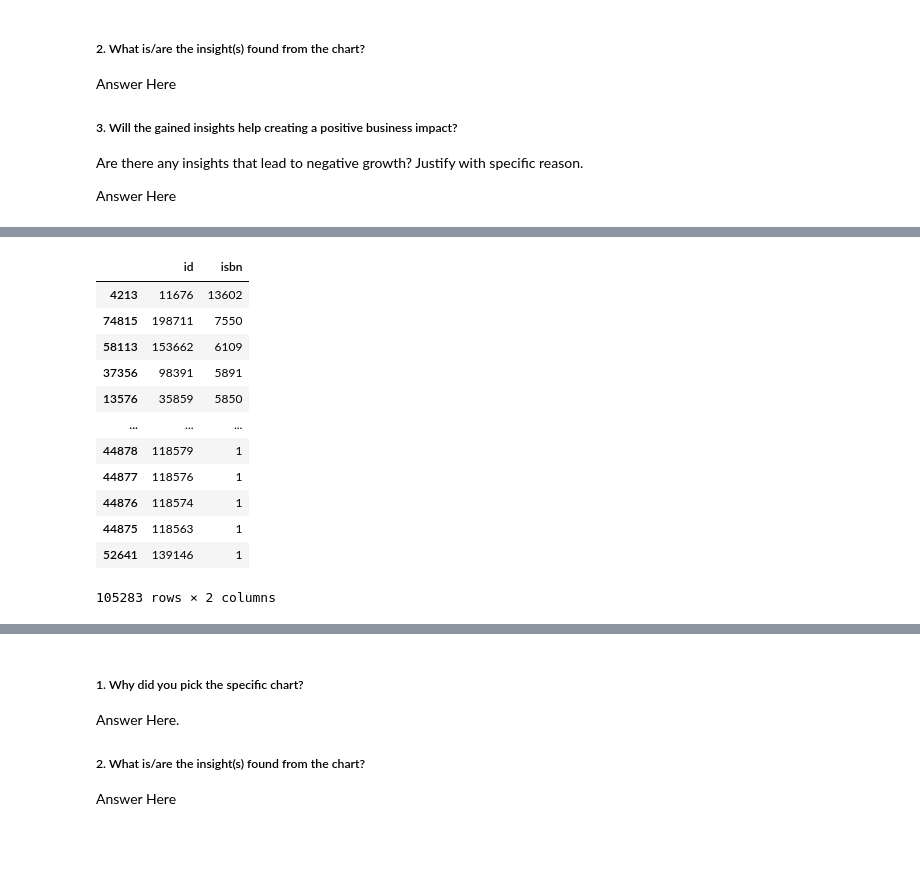
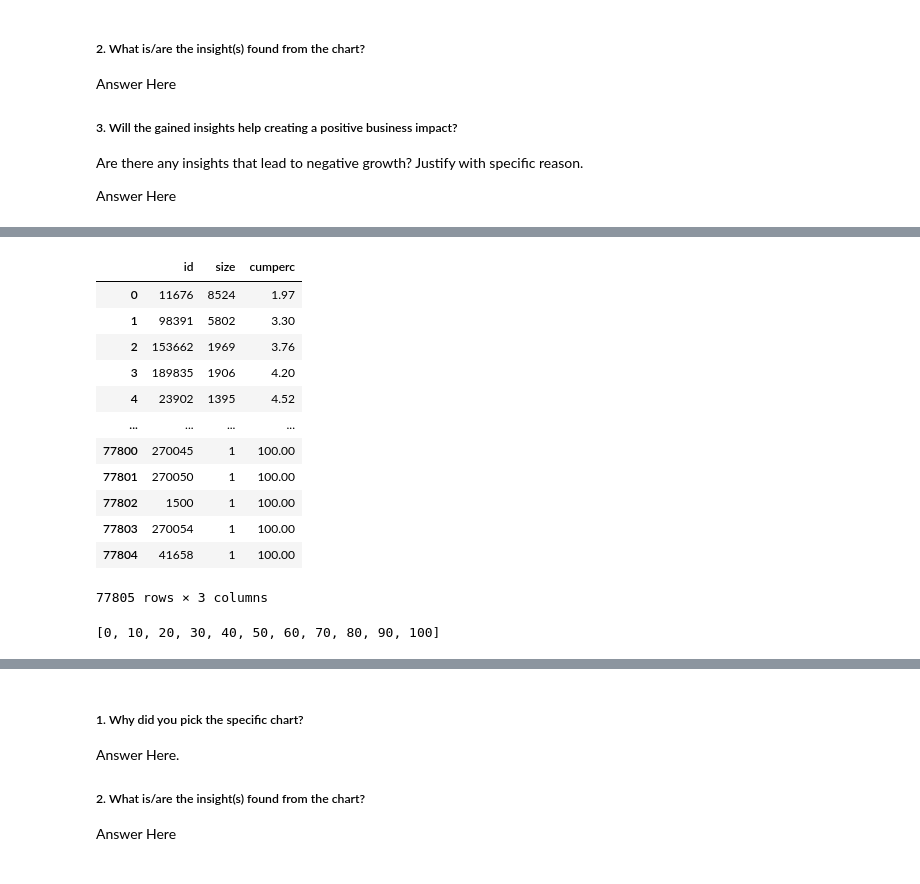
Before and after one commit to bisht-deepak/Capstone-Project-Recommendation-System, a Jupyter notebook: unsupervised-learning-book-recommendation-system.ipynb, the cells around one changed output, grey strips where cells are left out. Cells and saved outputs as stored; diff of their text form; code cells hidden in the pictures.

```diff
--- a/unsupervised-learning-book-recommendation-system.ipynb
+++ b/unsupervised-learning-book-recommendation-system.ipynb
@@ -311,0 +302,4 @@ def tweak_books_df(X):
+# %%
+def rename_cols(X):
+    x= lambda x: x[0] if x[0]== "year" else x[-1]
+    return x(X.lower().split("-"))
@@ -322,18 +387,21 @@ tweaked_books_df.head()
-# %%
-def extract_active_users(Y, min_ratings= 100):
-    globals()["active_users"]= (
-        Y
-        .groupby("id", as_index= False)
-        .agg({"isbn": "count"})
-        .query("isbn>= @min_ratings")
-        ["id"]
-    ).to_list()
-
-    return Y
 # %%
-def tweak_ratings_df(X, min_ratings= 100):
+def tweak_ratings_df(X, min_ratings):
+
+    def extract_active_users(Y, min_ratings):
+        globals()["active_users"]= (
+            Y
+            .groupby("id", as_index= False)
+            .size()
+            .query("size>= @min_ratings")
+            ["id"]
+        ).to_list()
+
+        return Y
+
     return (
         X
+        .rename(rename_cols, axis= 1)
+        .query("rating!= 0")
         .assign(
             isbn= lambda x: (
                 x["isbn"]
@@ -348,7 +416,8 @@ def tweak_ratings_df(X, min_ratings= 100):
         .reset_index(drop= True)
     )
 # %%
-tweaked_ratings_df= tweak_ratings_df(ratings_df)
+min_ratings= 100
+tweaked_ratings_df= tweak_ratings_df(ratings_df, min_ratings= min_ratings)
 tweaked_ratings_df.head()
 # %% [output]
 |  | id | isbn | rating | is_active |
@@ -459,18 +646,23 @@ plt.show()
 # %%
-#id which made the most contribution
-contribution_by_id= tweaked_ratings_df.groupby("id", as_index= False)["isbn"].count().sort_values("isbn", ascending= False)
+contribution_by_id= (
+    tweaked_ratings_df
+    .groupby(["id"], as_index= False)
+    .size()
+    .sort_values("size", ascending= False)
+    .pipe(pareto_df, threshold= 80, customized= False)
+)
 contribution_by_id
 # %% [output]
-|  | id | isbn |
-| 4213 | 11676 | 13602 |
-| 74815 | 198711 | 7550 |
-| 58113 | 153662 | 6109 |
-| 37356 | 98391 | 5891 |
-| 13576 | 35859 | 5850 |
-| ... | ... | ... |
-| 44878 | 118579 | 1 |
-| 44877 | 118576 | 1 |
-| 44876 | 118574 | 1 |
-| 44875 | 118563 | 1 |
-| 52641 | 139146 | 1 |
+|  | id | size | cumperc |
+| 0 | 11676 | 8524 | 1.97 |
+| 1 | 98391 | 5802 | 3.30 |
+| 2 | 153662 | 1969 | 3.76 |
+| 3 | 189835 | 1906 | 4.20 |
+| 4 | 23902 | 1395 | 4.52 |
+| ... | ... | ... | ... |
+| 77800 | 270045 | 1 | 100.00 |
+| 77801 | 270050 | 1 | 100.00 |
+| 77802 | 1500 | 1 | 100.00 |
+| 77803 | 270054 | 1 | 100.00 |
+| 77804 | 41658 | 1 | 100.00 |
-105283 rows × 2 columns
+77805 rows × 3 columns
@@ -478,0 +669,7 @@ contribution_by_id
+# %%
+start= range(0, 90, 10)
+stop= range(10, 100, 10)
+[(i, j) for i, j in zip(start, stop)]
+list(range(0, 101, 10))
+# %% [output]
+[0, 10, 20, 30, 40, 50, 60, 70, 80, 90, 100]
```
Also changed, not shown: parts of 49 cells of this notebook.
